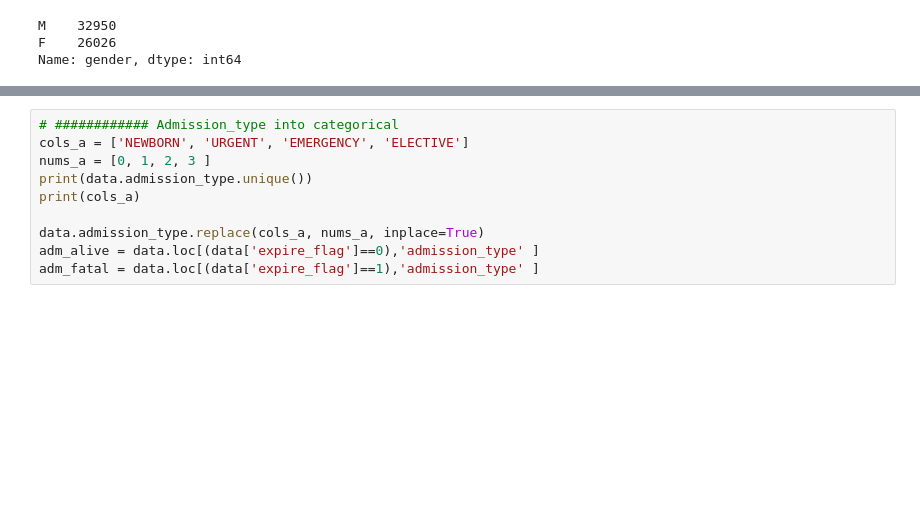
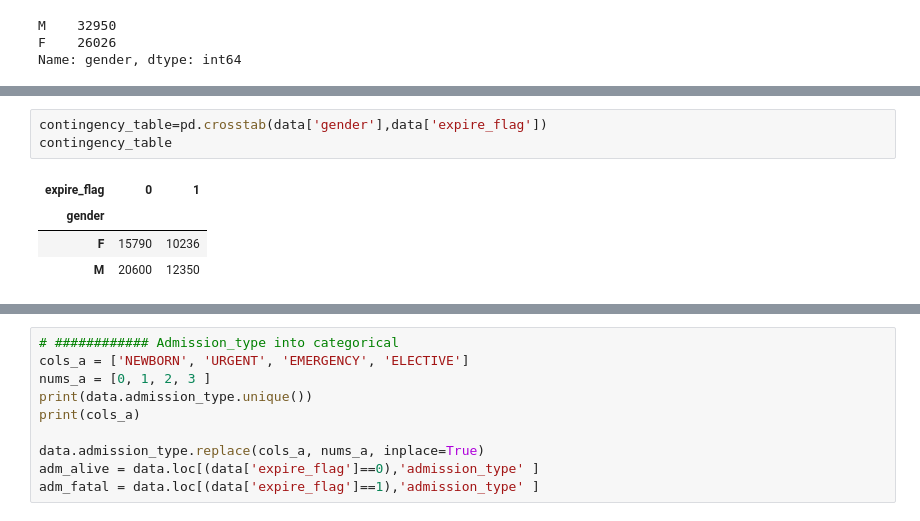
Before and after one commit to billiescodes/mortality_in_ICU, a Jupyter notebook: 01_ExploratoryAnalysis.ipynb, the cells around one changed output, grey strips where cells are left out. Cells and saved outputs as stored; diff of their text form; blank space fills up the shorter version.

```diff
--- a/01_ExploratoryAnalysis.ipynb
+++ b/01_ExploratoryAnalysis.ipynb
@@ -440,0 +446,8 @@ NameError: name 'chisquare' is not defined
+# %%
+contingency_table=pd.crosstab(data['gender'],data['expire_flag'])
+contingency_table
+# %% [output]
+| expire_flag | 0 | 1 |
+| gender |  |  |
+| F | 15790 | 10236 |
+| M | 20600 | 12350 |
```
Also changed, not shown: parts of 5 cells of this notebook.
